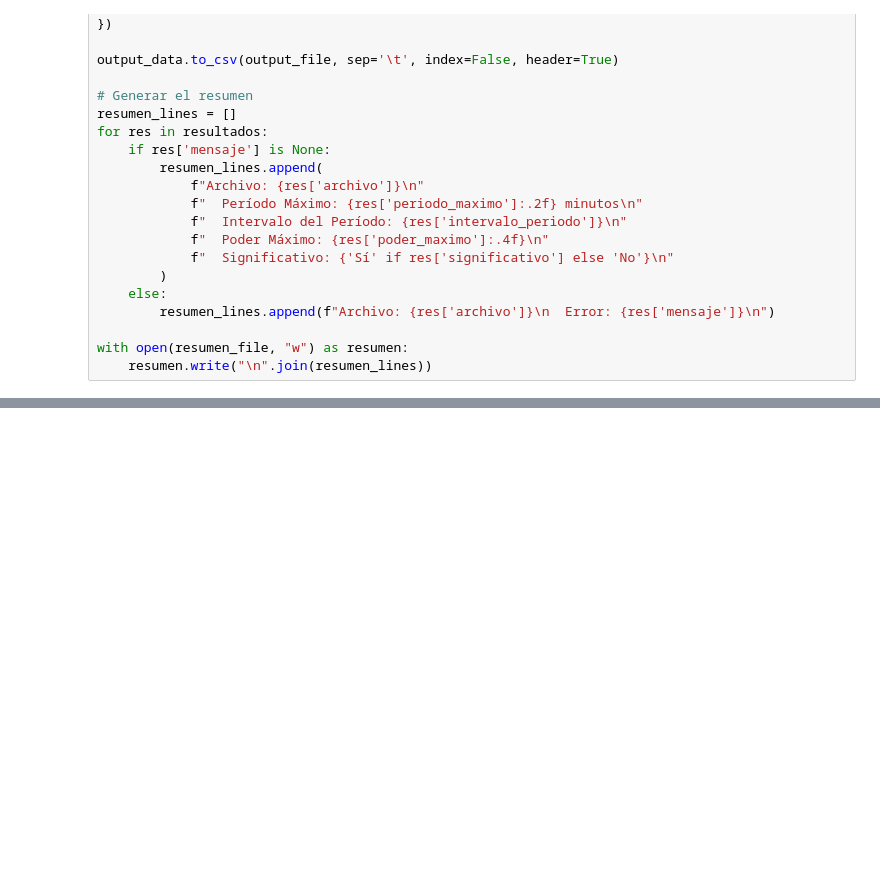
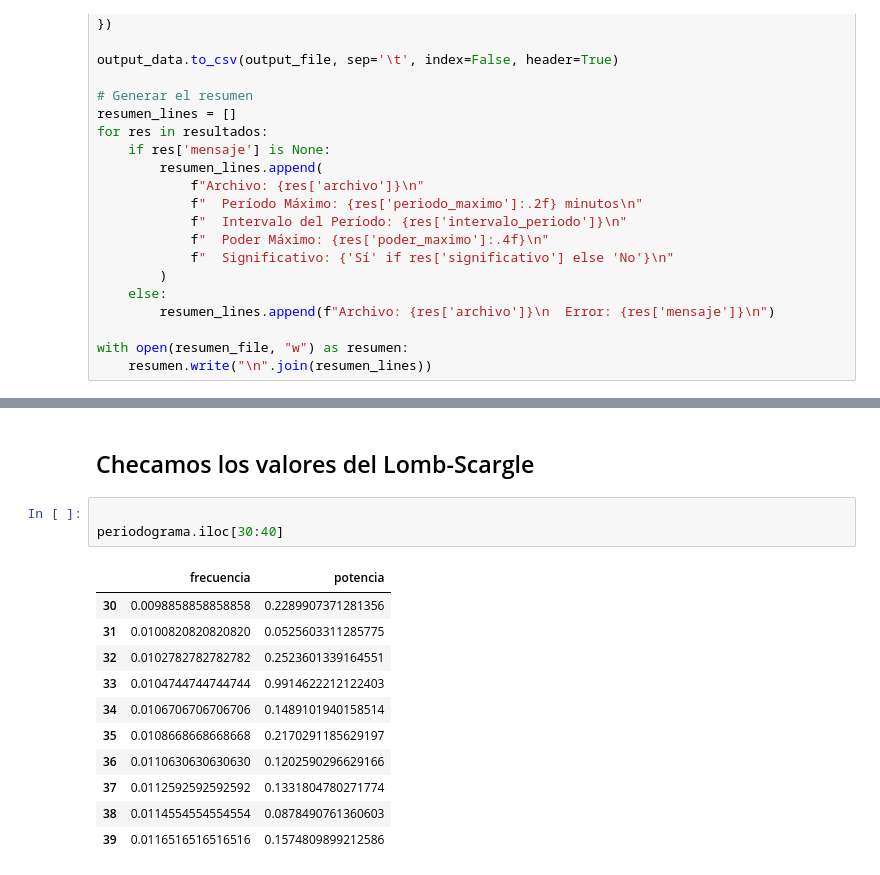
Before and after one commit to GuijonGustavo/Saggitarius-A-peridicity-Gamma-Rays, a Jupyter notebook: lombScargle.ipynb, the cells around one changed output, grey strips where cells are left out. Drawn from its saved outputs; the diff is of its cells as text; blank space fills up the shorter version.

```diff
--- a/lombScargle.ipynb
+++ b/lombScargle.ipynb
@@ -301,0 +376,17 @@ plt.show()
+# %% [markdown]
+## Checamos los valores del Lomb-Scargle
+# %%
+
+periodograma.iloc[30:40]
+# %% [output]
+|  | frecuencia | potencia |
+| 30 | 0.0098858858858858 | 0.2289907371281356 |
+| 31 | 0.0100820820820820 | 0.0525603311285775 |
+| 32 | 0.0102782782782782 | 0.2523601339164551 |
+| 33 | 0.0104744744744744 | 0.9914622212122403 |
+| 34 | 0.0106706706706706 | 0.1489101940158514 |
+| 35 | 0.0108668668668668 | 0.2170291185629197 |
+| 36 | 0.0110630630630630 | 0.1202590296629166 |
+| 37 | 0.0112592592592592 | 0.1331804780271774 |
+| 38 | 0.0114554554554554 | 0.0878490761360603 |
+| 39 | 0.0116516516516516 | 0.1574809899212586 |
```
Also changed, not shown: parts of 4 cells of this notebook, 4 other files.
